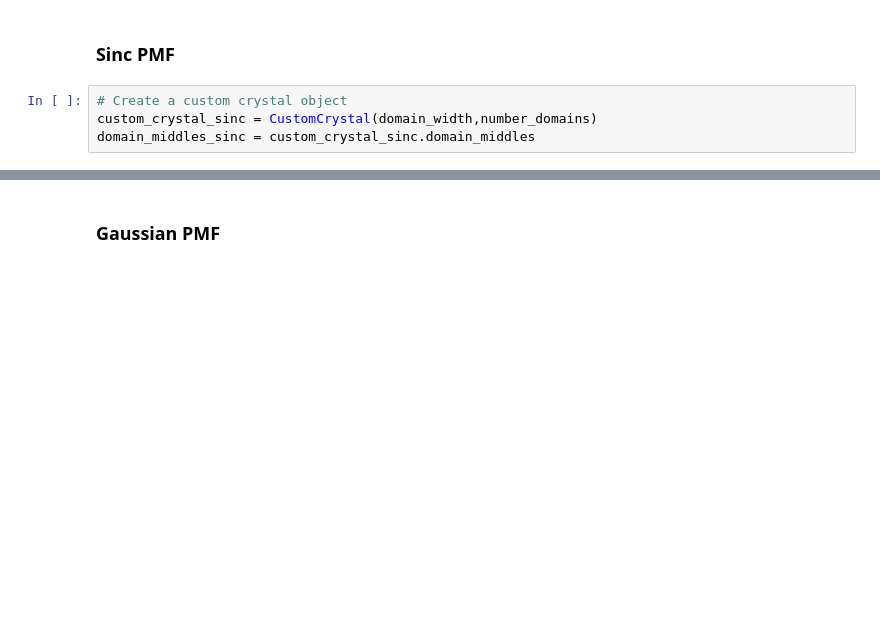
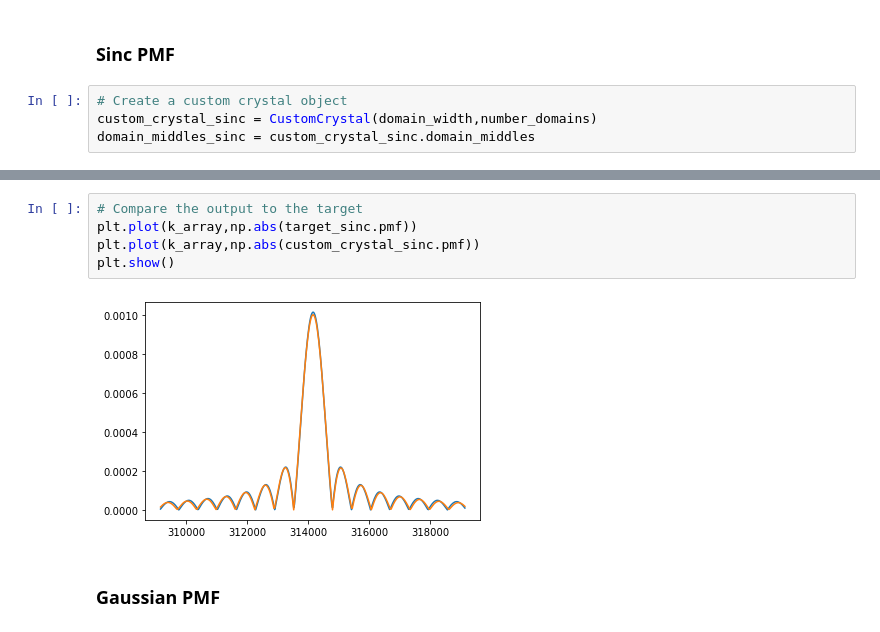
Before and after one commit to abranczyk/custom-poling, a Jupyter notebook: Tutorial 3 - Customizing a crystal.ipynb, the cells around one changed output, grey strips where cells are left out. Drawn from its saved outputs; the diff is of its cells as text; blank space fills up the shorter version.

```diff
--- a/Tutorial 3 - Customizing a crystal.ipynb
+++ b/Tutorial 3 - Customizing a crystal.ipynb
@@ -53,3 +54,10 @@ custom_crystal_sinc.plot_pmf()
+# %%
+# Compare the output to the target
+plt.plot(k_array,np.abs(target_sinc.pmf))
+plt.plot(k_array,np.abs(custom_crystal_sinc.pmf))
+plt.show()
+# %% [output]
+[figure, added]
 # %% [markdown]
 ### Gaussian PMF
 # %%
```
Also changed, not shown: parts of 7 cells of this notebook.
